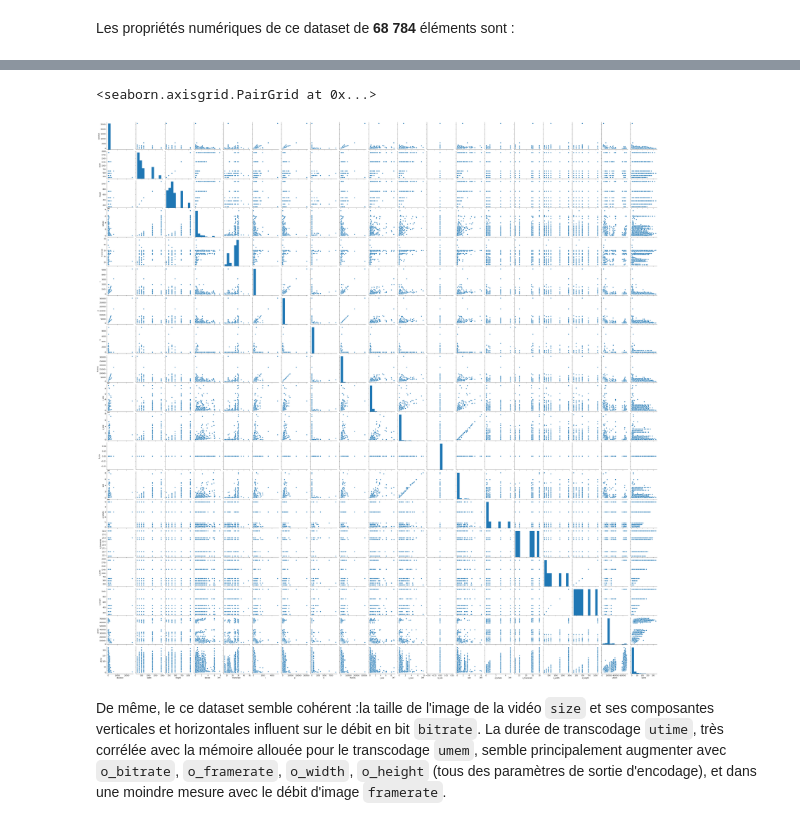
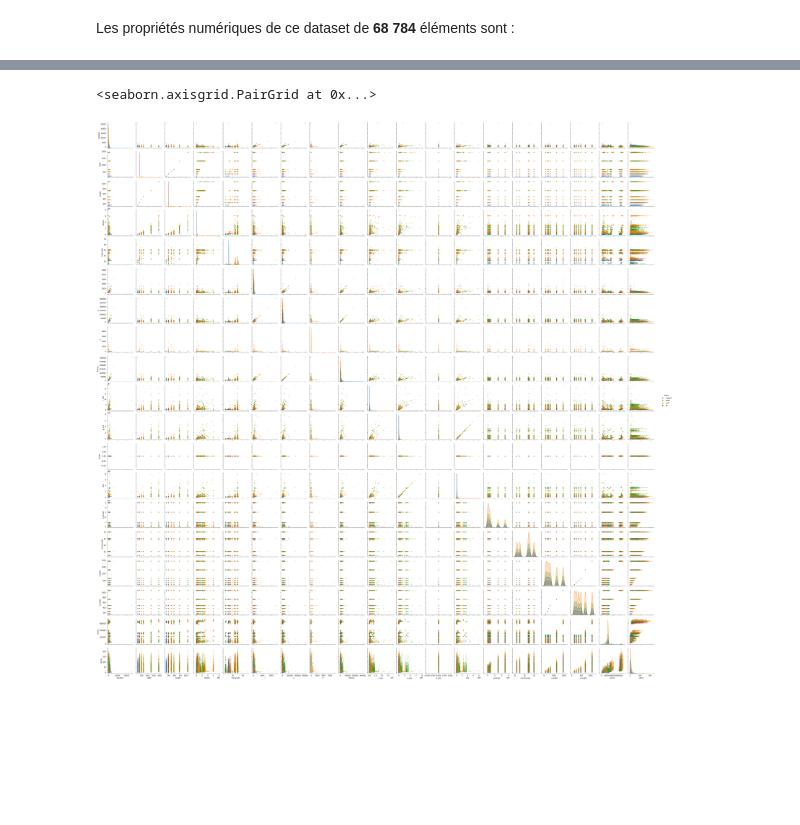
Before and after one commit to Anatole-Lapelerie/ESILV-S7-Python-for-Data-Analysis, a Jupyter notebook: main.ipynb, the cells around one changed output, grey strips where cells are left out. Cells and saved outputs as stored; diff of their text form; code cells hidden in the pictures; blank space fills up the shorter version.

Commit message:
Introduction et data-visualisation du dataset 1

```diff
--- a/main.ipynb
+++ b/main.ipynb
@@ -97,7 +299,5 @@ df_transcoding_mesurment.describe()
 # %%
-sns.pairplot(df_transcoding_mesurment)
+sns.pairplot(df_transcoding_mesurment, hue="codec", markers="+")
 # %% [output]
 <seaborn.axisgrid.PairGrid at 0x...>
-[figure, old version]
+[figure, new version]
-# %% [markdown]
-De même, le ce dataset semble cohérent :la taille de l'image de la vidéo `size` et ses composantes verticales et horizontales influent sur le débit en bit `bitrate`. La durée de transcodage `utime`, très corrélée avec la mémoire allouée pour le transcodage `umem`, semble principalement augmenter avec `o_bitrate`, `o_framerate`, `o_width`, `o_height` (tous des paramètres de sortie d'encodage), et dans une moindre mesure avec le débit d'image `framerate`.
```
Also changed, not shown: parts of 35 cells of this notebook, 1 other file.
